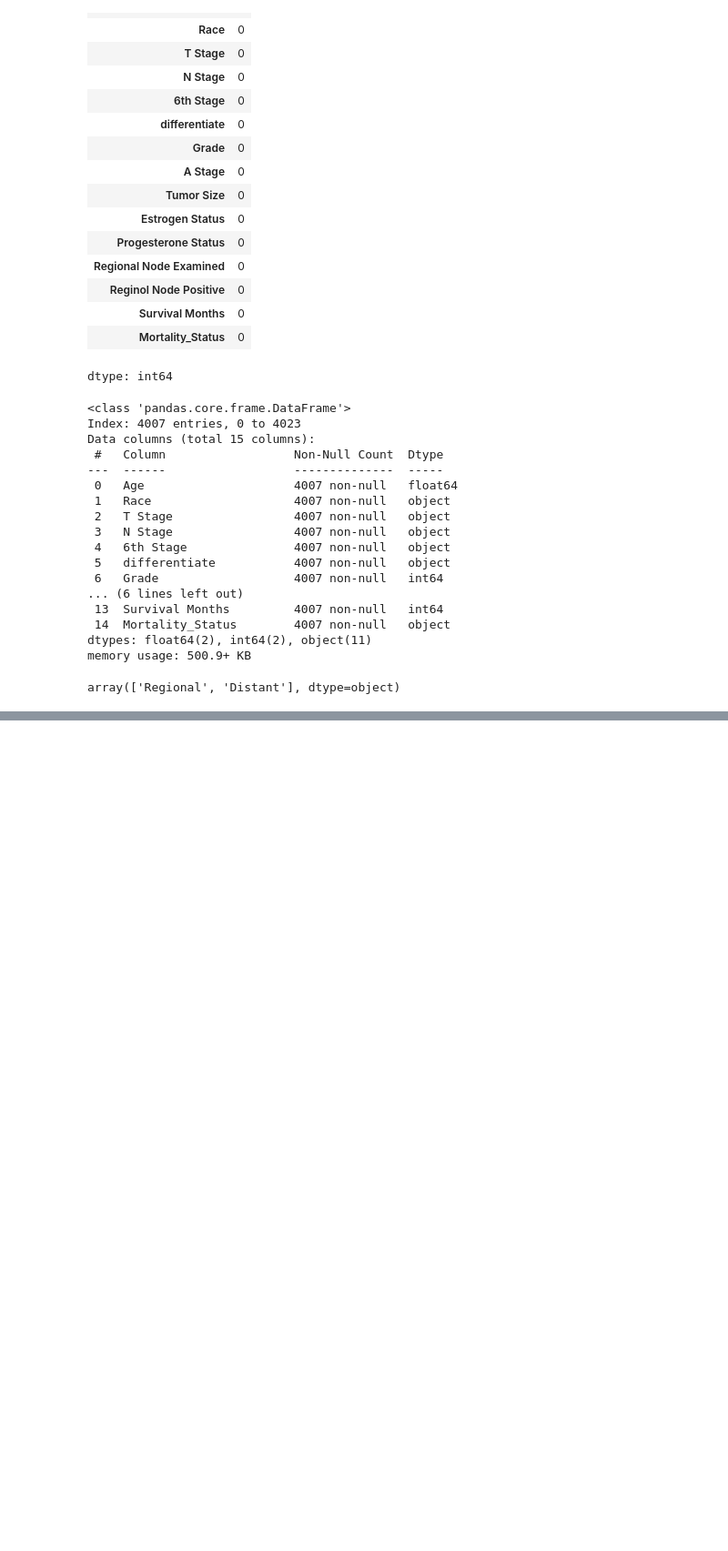
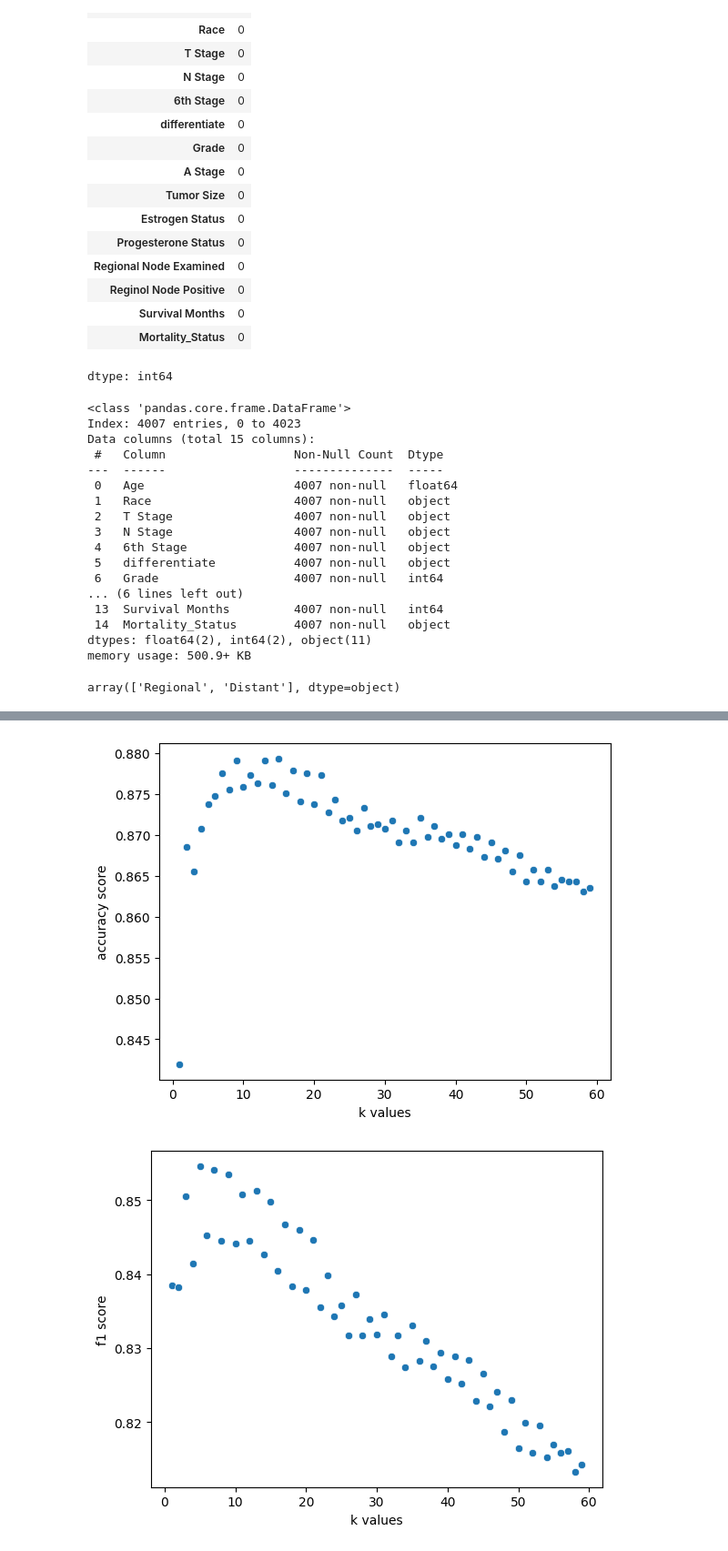
Before and after one commit to AliAhmed354/Final-Year-Project, a Jupyter notebook: FYP.ipynb, the cells around one changed output, grey strips where cells are left out. Shown at 91% size. Drawn from its saved outputs; the diff is of its cells as text; code cells hidden in the pictures; blank space fills up the shorter version.

```diff
--- a/FYP.ipynb
+++ b/FYP.ipynb
@@ -183,0 +347,34 @@ df.describe()
+# %%
+## finding the best k
+from sklearn.model_selection import cross_val_score
+import seaborn as sns
+import matplotlib.pyplot as plt
+
+
+kvalues = [i for i in range (1,60)]
+accscores = []
+fscores = []
+
+scaler = StandardScaler()
+scaledknn = scaler.fit_transform(Mortality_knn_X)
+
+for k in kvalues:
+  knn = KNeighborsClassifier(n_neighbors=k)
+  accscore = cross_val_score(knn, scaledknn, Mortality_knn_Y, cv=5, scoring='accuracy')
+  fscore = cross_val_score(knn, scaledknn, Mortality_knn_Y, cv=5, scoring='f1_weighted')
+  accscores.append(np.mean(accscore))
+  fscores.append(np.mean(fscore))
+
+
+sns.scatterplot(x = kvalues, y = accscores)
+plt.xlabel('k values')
+plt.ylabel('accuracy score')
+plt.show()
+
+sns.scatterplot(x = kvalues, y = fscores)
+plt.xlabel('k values')
+plt.ylabel('f1 score')
+plt.show()
+# %% [output]
+[figure, added]
+[figure, added]
```
Also changed, not shown: parts of 23 cells of this notebook.
